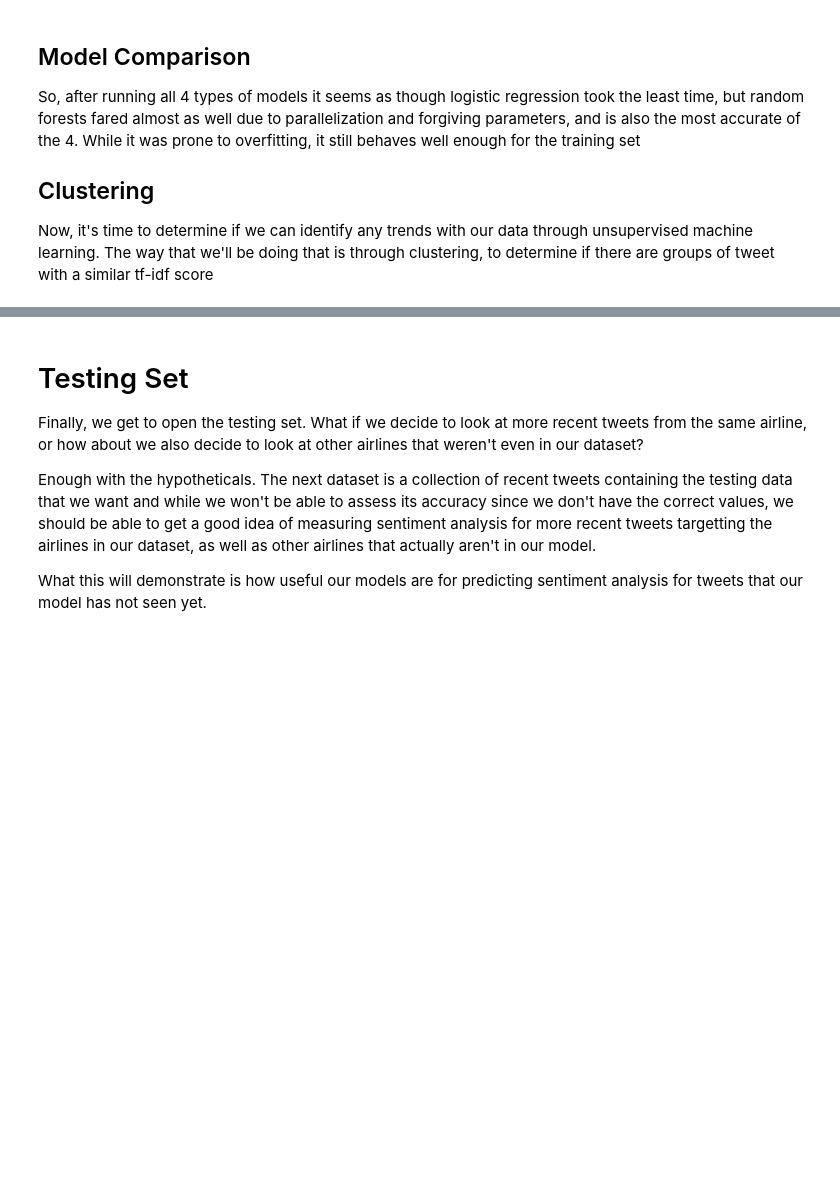
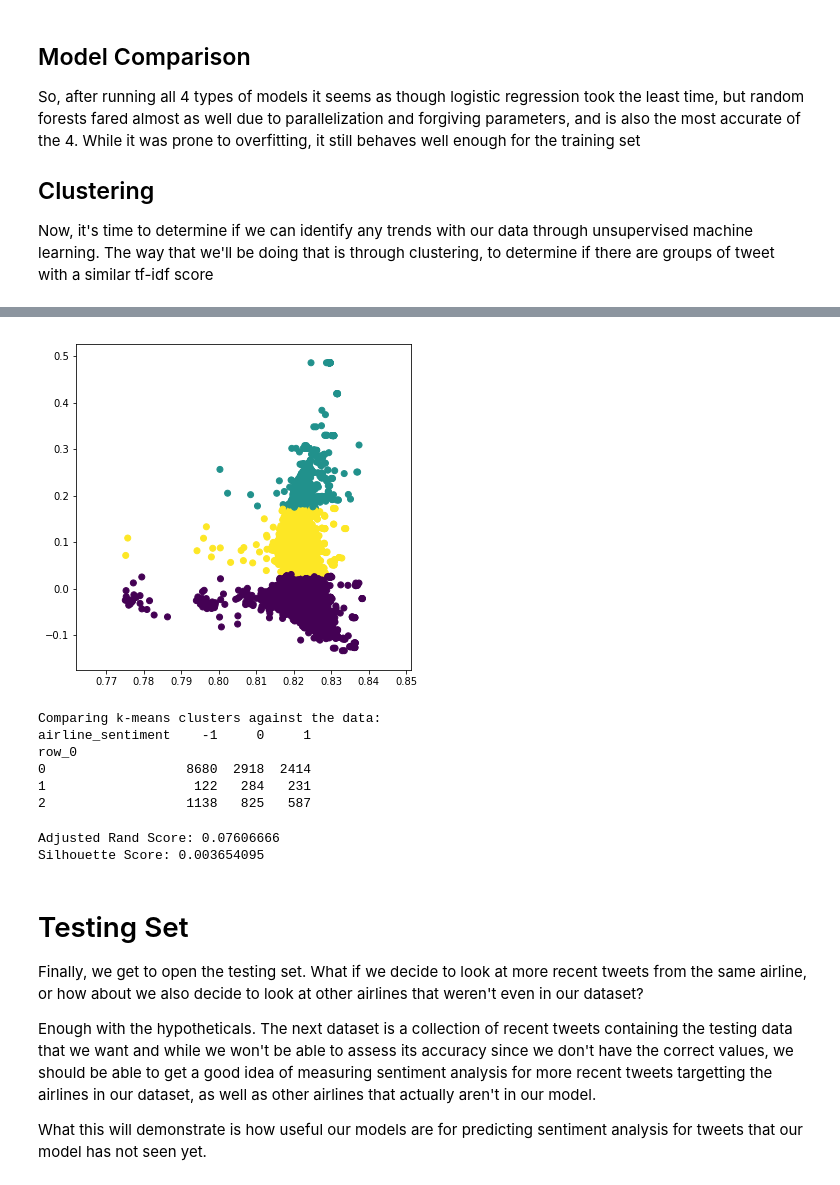
Before and after one commit to mhuh22/Thinkful, a Jupyter notebook: Bootcamp/Unit 7/Airline Sentiment Analysis using Twitter Data.ipynb, the cells around one changed output, grey strips where cells are left out. Saved outputs shown, nothing was run; the diff lists cells and outputs as text; code cells hidden in the pictures; blank space fills up the shorter version.

```diff
--- a/Bootcamp/Unit 7/Airline Sentiment Analysis using Twitter Data.ipynb
+++ b/Bootcamp/Unit 7/Airline Sentiment Analysis using Twitter Data.ipynb
@@ -829,30 +845,42 @@ pd.crosstab(y_train_tfidf, y_pred)
 # %%
 plt.figure(figsize=(6,6))
 
 # We are limiting our feature space to 2 components here.
 #  This makes it easier to graph and see the clusters.
 svd= TruncatedSVD(2)
 
 # Normalize the data.
-X_norm = normalize(X_tfidf)
+X_norm = normalize(X_train)
 
 # Reduce it to two components.
 X_svd = svd.fit_transform(X_norm)
 
 # Calculate predicted values.
 y_pred = KMeans(n_clusters=3, random_state=42).fit_predict(X_svd)
 
 # Plot the solution.
 plt.scatter(X_svd[:, 0], X_svd[:, 1], c=y_pred, cmap='viridis')
 plt.show()
-
-# Check the solution against the data.
-print('Comparing k-means clusters against the data:')
-print(pd.crosstab(y_pred, y))
+# %% [output]
+[figure, added]
+# %%
+# Check the solution against the data.
+print('Comparing k-means clusters against the data:')
+print(pd.crosstab(y_pred, y_train_tfidf))
+# %% [output]
+Comparing k-means clusters against the data:
+airline_sentiment    -1     0     1
+row_0
+0                  8680  2918  2414
+1                   122   284   231
+2                  1138   825   587
 # %%
-# # View clustering score
-# print('Adjusted Rand Score: {:0.7}'.format(adjusted_rand_score(y_train_tfidf, y_pred)))
-# print('Silhouette Score: {:0.7}'.format(silhouette_score(X_train, y_pred, sample_size=60000, metric='euclidean')))
+# View clustering score
+print('Adjusted Rand Score: {:0.7}'.format(adjusted_rand_score(y_train_tfidf, y_pred)))
+print('Silhouette Score: {:0.7}'.format(silhouette_score(X_train, y_pred, sample_size=60000, metric='euclidean')))
+# %% [output]
+Adjusted Rand Score: 0.07606666
+Silhouette Score: 0.003654095
 # %% [markdown]
 # Testing Set
 
```
Also changed, not shown: parts of 18 cells of this notebook.
